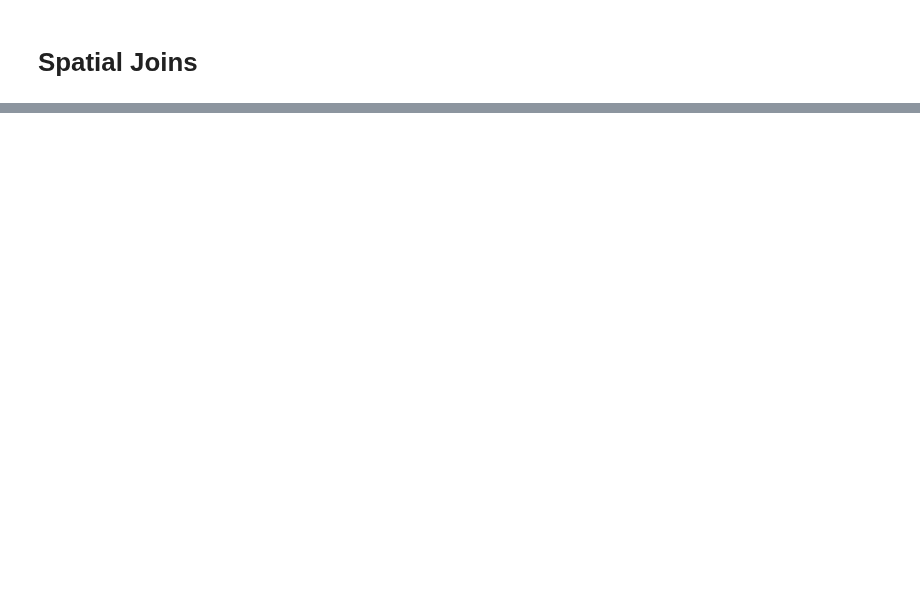
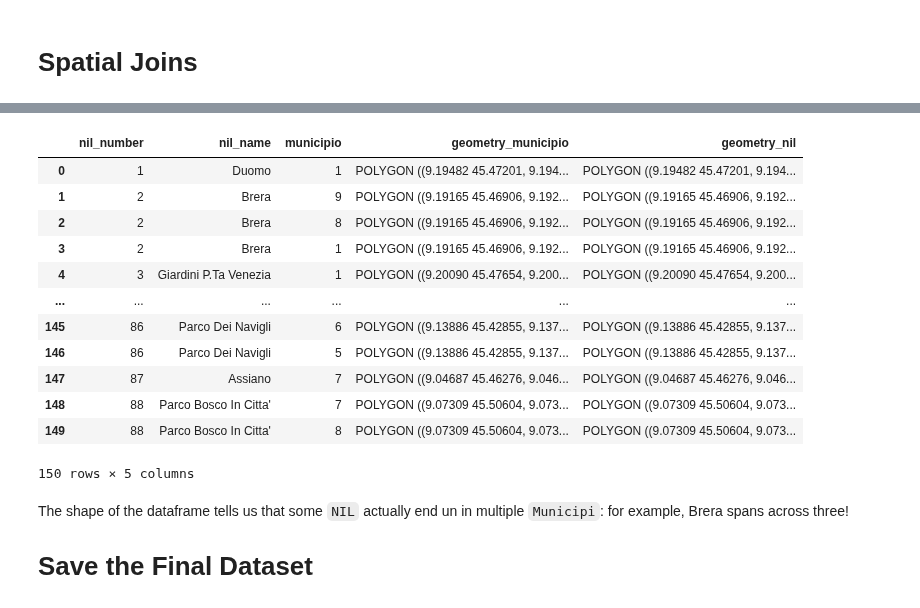
Before and after one commit to toscasterre/thesis-forecasting, a Jupyter notebook: notebooks/02_geospatial_analysis.ipynb, the cells around one changed output, grey strips where cells are left out. Drawn from its saved outputs; the diff is of its cells as text; code cells hidden in the pictures; blank space fills up the shorter version.

```diff
--- a/notebooks/02_geospatial_analysis.ipynb
+++ b/notebooks/02_geospatial_analysis.ipynb
@@ -187,0 +294,4 @@ outflow_geo_nil
+# %%
+nil_municipi = geopandas.sjoin(nil, municipi, how = "inner", op = "intersects")
+
+nil_municipi.head()
@@ -187,0 +314,21 @@ outflow_geo_nil
+# %%
+nil_municipi = nil_municipi[["nil", "MUNICIPIO", "geometry"]].rename(columns= {"nil": "nil_name", "MUNICIPIO": "municipio", "geometry": "geometry_municipio"})\
+    .join(nil).reset_index().rename(columns={"geometry": "geometry_nil"}).drop("nil", axis = 1)
+# %% [output]
+|  | nil_number | nil_name | municipio | geometry_municipio | geometry_nil |
+| 0 | 1 | Duomo | 1 | POLYGON ((9.19482 45.47201, 9.194... | POLYGON ((9.19482 45.47201, 9.194... |
+| 1 | 2 | Brera | 9 | POLYGON ((9.19165 45.46906, 9.192... | POLYGON ((9.19165 45.46906, 9.192... |
+| 2 | 2 | Brera | 8 | POLYGON ((9.19165 45.46906, 9.192... | POLYGON ((9.19165 45.46906, 9.192... |
+| 3 | 2 | Brera | 1 | POLYGON ((9.19165 45.46906, 9.192... | POLYGON ((9.19165 45.46906, 9.192... |
+| 4 | 3 | Giardini P.Ta Venezia | 1 | POLYGON ((9.20090 45.47654, 9.200... | POLYGON ((9.20090 45.47654, 9.200... |
+| ... | ... | ... | ... | ... | ... |
+| 145 | 86 | Parco Dei Navigli | 6 | POLYGON ((9.13886 45.42855, 9.137... | POLYGON ((9.13886 45.42855, 9.137... |
+| 146 | 86 | Parco Dei Navigli | 5 | POLYGON ((9.13886 45.42855, 9.137... | POLYGON ((9.13886 45.42855, 9.137... |
+| 147 | 87 | Assiano | 7 | POLYGON ((9.04687 45.46276, 9.046... | POLYGON ((9.04687 45.46276, 9.046... |
+| 148 | 88 | Parco Bosco In Citta' | 7 | POLYGON ((9.07309 45.50604, 9.073... | POLYGON ((9.07309 45.50604, 9.073... |
+| 149 | 88 | Parco Bosco In Citta' | 8 | POLYGON ((9.07309 45.50604, 9.073... | POLYGON ((9.07309 45.50604, 9.073... |
+150 rows × 5 columns
+# %% [markdown]
+The shape of the dataframe tells us that some `NIL` actually end un in multiple `Municipi`: for example, Brera spans across three!
+
+# Save the Final Dataset
```
Also changed, not shown: parts of 34 cells of this notebook, 6 other files.
